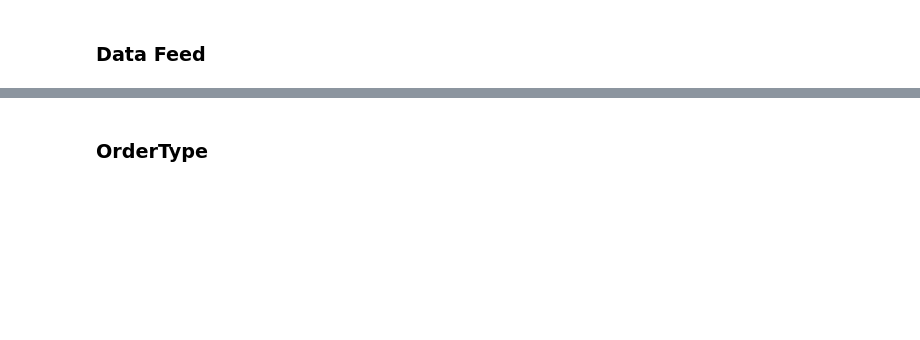
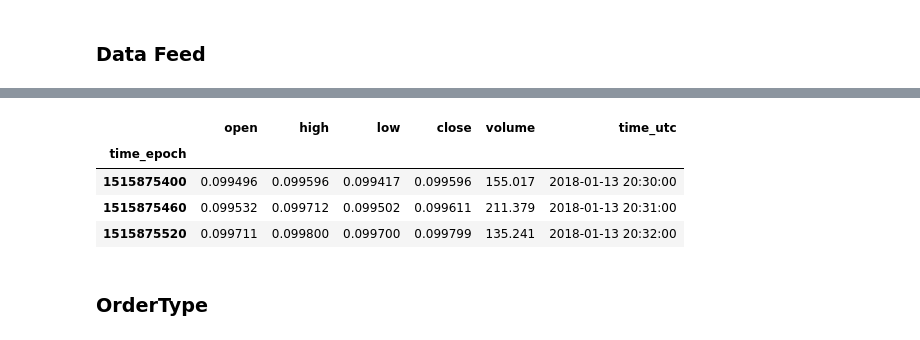
Before and after one commit to bfortuner/punisher, a Jupyter notebook: developers.ipynb, the cells around one changed output, grey strips where cells are left out. Drawn from its saved outputs; the diff is of its cells as text; code cells hidden in the pictures; blank space fills up the shorter version.

Commit message:
refactored runner and config managment

```diff
--- a/developers.ipynb
+++ b/developers.ipynb
@@ -129,14 +176,19 @@ def get_test_live_feed(exchange_id):
     return feed
 
 def get_test_csv_feed(exchange_id):
-    exchange = load_exchange(exchange_id)
-    start = datetime.datetime(year=2017, month=1, day=1)
-    end = datetime.datetime(year=2018, month=1, day=1)
+    start = datetime.datetime(year=2018, month=1, day=9)
+    end = datetime.datetime(year=2018, month=1, day=12)
     asset = Asset(c.ETH, c.BTC)
     period = Timeframe.THIRTY_MIN
-    feed_fpath = ohlcv.get_price_data_fpath(asset, exchange.id, period.value['id'])
+    feed_fpath = ohlcv.get_price_data_fpath(asset, exchange_id, period.value['id'])
+    print(feed_fpath)
+    feed = CSVDataFeed(feed_fpath)
+#     config = {
+#         "data_provider": PaperExchangeDataProvider(feed),
+#         "balance" : Balance()
+#     }
+    exchange = load_exchange(exchange_id)
     ohlcv.fetch_and_save_ohlcv_data(exchange, asset, period.value['id'], start, end)
-    feed = CSVDataFeed(feed_fpath)
     feed.initialize()
     return feed
 # %%
@@ -144,9 +196,9 @@ def get_test_csv_feed(exchange_id):
 csv_feed = get_test_csv_feed(c.PAPER)
 
 # Grab 1 row at a time
-for i in range(3):
-    data = feed.next()
+for i in range(1):
+    data = csv_feed.next()
     print(data['time_utc'], data['close'])
 
 # Access all rows in history
-feed.history().head()
+csv_feed.history().head()
@@ -156,12 +213,13 @@ live_feed = get_test_live_feed(c.BINANCE)
 
 # Grab 1 row at a time (don't refresh data)
 for i in range(3):
-    data = feed.next(refresh=False)
+    data = live_feed.next(refresh=False)
     print(data['time_utc'], data['close'])
 
 # Refresh data before next query
-data = feed.next(refresh=True)
+data = live_feed.next(refresh=True)
 print(data['time_utc'], data['close'])
 
 # Access History
-feed.history(t_minus=3).tail()
+live_feed.history(t_minus=3).tail()
+# %% [output]
@@ -168,3 +235,8 @@ feed.history(t_minus=3).tail()
+|  | open | high | low | close | volume | time_utc |
+| time_epoch |  |  |  |  |  |  |
+| 1515875400 | 0.099496 | 0.099596 | 0.099417 | 0.099596 | 155.017 | 2018-01-13 20:30:00 |
+| 1515875460 | 0.099532 | 0.099712 | 0.099502 | 0.099611 | 211.379 | 2018-01-13 20:31:00 |
+| 1515875520 | 0.099711 | 0.099800 | 0.099700 | 0.099799 | 135.241 | 2018-01-13 20:32:00 |
 # %% [markdown]
 ### OrderType
 # %%
```
Also changed, not shown: parts of 40 cells of this notebook, 9 other files.
